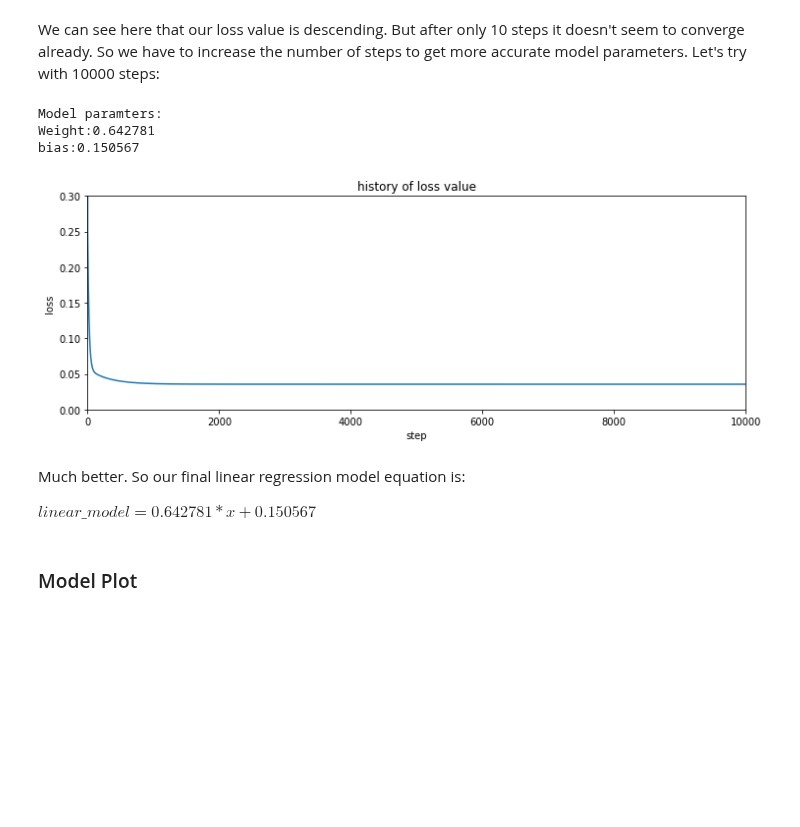
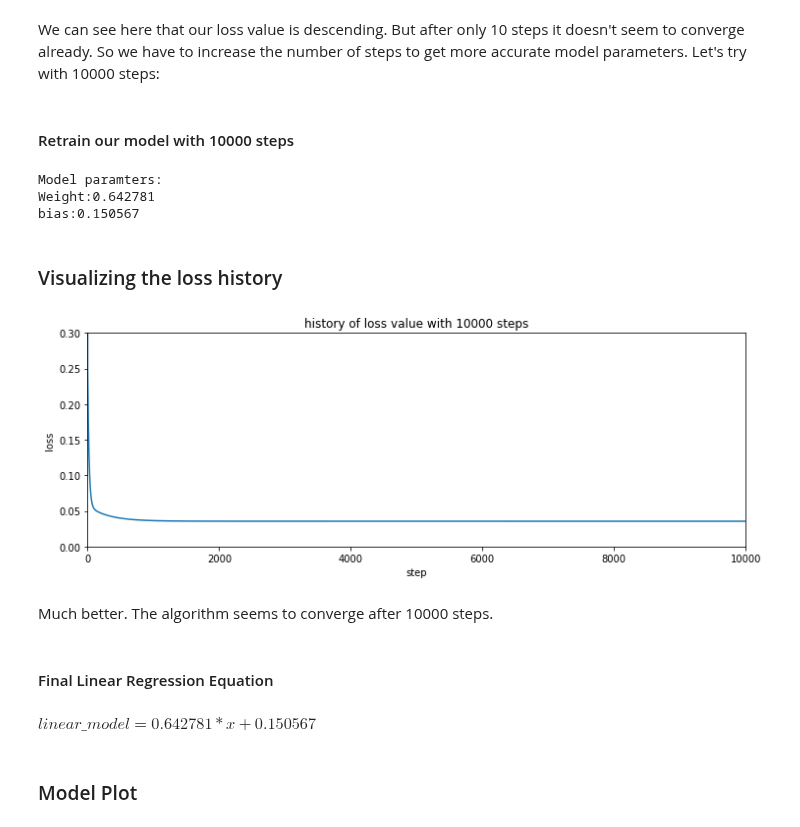
Before and after one commit to Codutie/tensorflow-tutorials, a Jupyter notebook: simple_linear_regression.ipynb, the cells around one changed output. Drawn from its saved outputs; the diff is of its cells as text; code cells hidden in the pictures; blank space fills up the shorter version.

```diff
--- a/simple_linear_regression.ipynb
+++ b/simple_linear_regression.ipynb
@@ -155,6 +158,8 @@ plt.show()
 [figure]
 # %% [markdown]
 We can see here that our loss value is descending. But after only 10 steps it doesn't seem to converge already. So we have to increase the number of steps to get more accurate model parameters. Let's try with 10000 steps:
+# %% [markdown]
+#### Retrain our model with 10000 steps
 # %%
 loss_history = np.empty(shape = [1], dtype=float)
 
@@ -173,20 +178,24 @@ print("bias:%f" %sess.run(b))
 Model paramters:
 Weight:0.642781
 bias:0.150567
+# %% [markdown]
+### Visualizing the loss history
 # %%
 plt.figure(1, figsize=(12,4))
 plt.plot(range(len(loss_history)),loss_history)
 plt.axis([0, step, 0, np.max(loss_history)])
-plt.title('history of loss value')
+plt.title('history of loss value with 10000 steps')
 plt.xlabel('step')
 plt.ylabel('loss')
 plt.ylim(0,0.3)
 plt.show()
 # %% [output]
-[figure, old version]
+[figure, new version]
+# %% [markdown]
+Much better. The algorithm seems to converge after 10000 steps.
+# %% [markdown]
+#### Final Linear Regression Equation
 # %% [markdown]
-Much better. So our final linear regression model equation is:
-
 $linear\_model = 0.642781 * x + 0.150567$
 # %% [markdown]
 ### Model Plot
```
Also changed, not shown: parts of 10 cells of this notebook.
